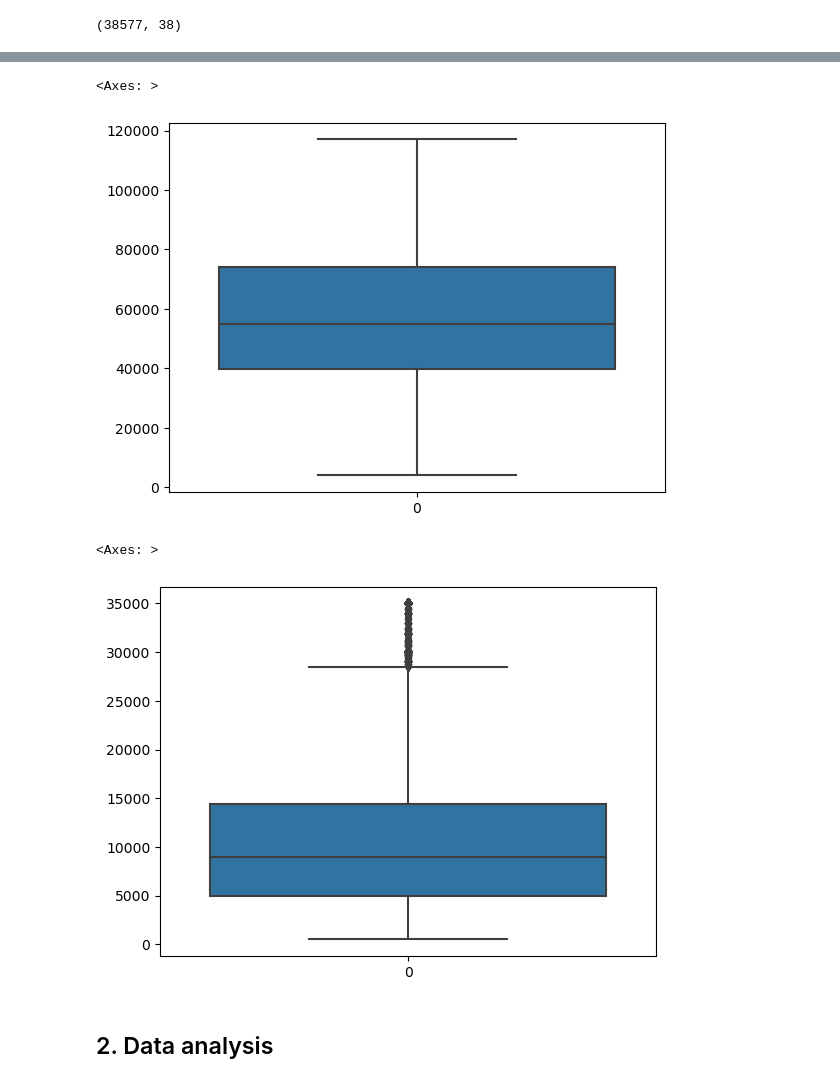
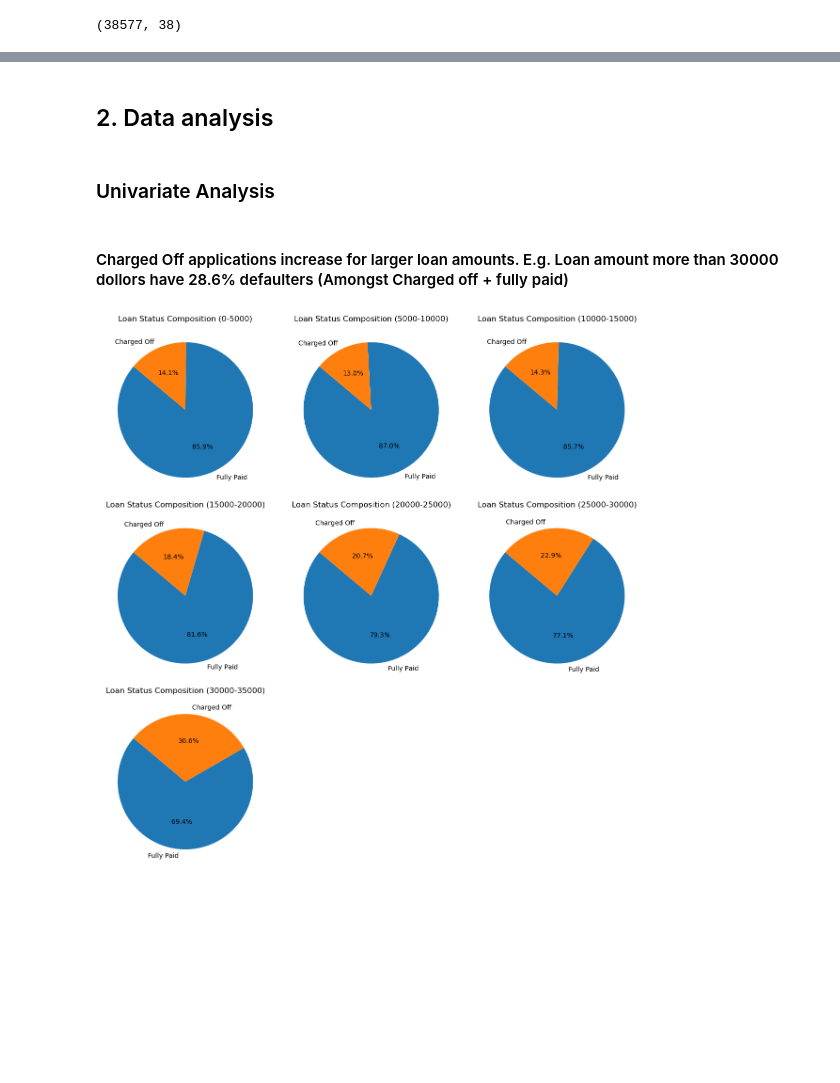
Before and after one commit to arunprasadkumaran/lending-club-case-study, a Jupyter notebook: ArunPrasad.ipynb, the cells around one changed output, grey strips where cells are left out. Saved outputs shown, nothing was run; the diff lists cells and outputs as text; code cells hidden in the pictures; blank space fills up the shorter version.

Commit message:
Updated with analysis

```diff
--- a/ArunPrasad.ipynb
+++ b/ArunPrasad.ipynb
@@ -97,13 +95,4 @@ lc_analysis_data.shape
-# %%
-lc_analysis_data = lc_analysis_data[lc_analysis_data.annual_inc <= lc_analysis_data['annual_inc'].quantile(0.95)]
-sns.boxplot(lc_analysis_data.annual_inc)
-# %% [output]
-<Axes: >
-[figure, removed]
-# %%
-sns.boxplot(lc_analysis_data.loan_amnt)
-# %% [output]
-<Axes: >
-[figure, removed]
 # %% [markdown]
 <h2>2. Data analysis</h2>
+# %% [markdown]
+<h3>Univariate Analysis</h3>
@@ -109,0 +107,44 @@ sns.boxplot(lc_analysis_data.loan_amnt)
+# %% [markdown]
+<h4> Charged Off applications increase for larger loan amounts. E.g. Loan amount more than 30000 dollors
+have 28.6% defaulters (Amongst Charged off + fully paid)</h4>
+# %%
+# Create bins for 'loan_amnt' column
+bin_width = 5000
+bins = range(0, int(lc_analysis_data['loan_amnt'].max()) + bin_width, bin_width)
+
+# Group the data by 'loan_amnt' using the defined bins
+grouped = lc_analysis_data.groupby(pd.cut(lc_analysis_data['loan_amnt'], bins=bins))
+num_bins = len(grouped)
+
+# Calculate the number of rows and columns for the grid
+num_rows = (num_bins - 1) // 3 + 1
+num_cols = min(num_bins, 3)
+
+# Create a 3x3 grid of subplots
+fig, axes = plt.subplots(num_rows, num_cols, figsize=(12, 12))
+
+# Flatten the axes array for easier indexing
+axes = axes.ravel()
+
+# Iterate through each bin and create a pie chart for 'loan_status' composition
+for i, (group_name, group_data) in enumerate(grouped):
+    # Calculate the composition of 'loan_status' within the current bin
+    status_composition = group_data['loan_status'].value_counts(normalize=True)
+
+    # Create a pie chart
+    axes[i].pie(status_composition, labels=status_composition.index, autopct='%1.1f%%', startangle=140)
+
+    # Set title
+    axes[i].set_title(f'Loan Status Composition ({group_name.left}-{group_name.right})')
+
+# Remove any remaining empty subplots
+for i in range(num_bins, num_rows * num_cols):
+    fig.delaxes(axes[i])
+
+# Adjust spacing between subplots
+plt.tight_layout()
+
+# Display the grid of pie charts
+plt.show()
+# %% [output]
+[figure, added]
```
Also changed, not shown: parts of 16 cells of this notebook.
